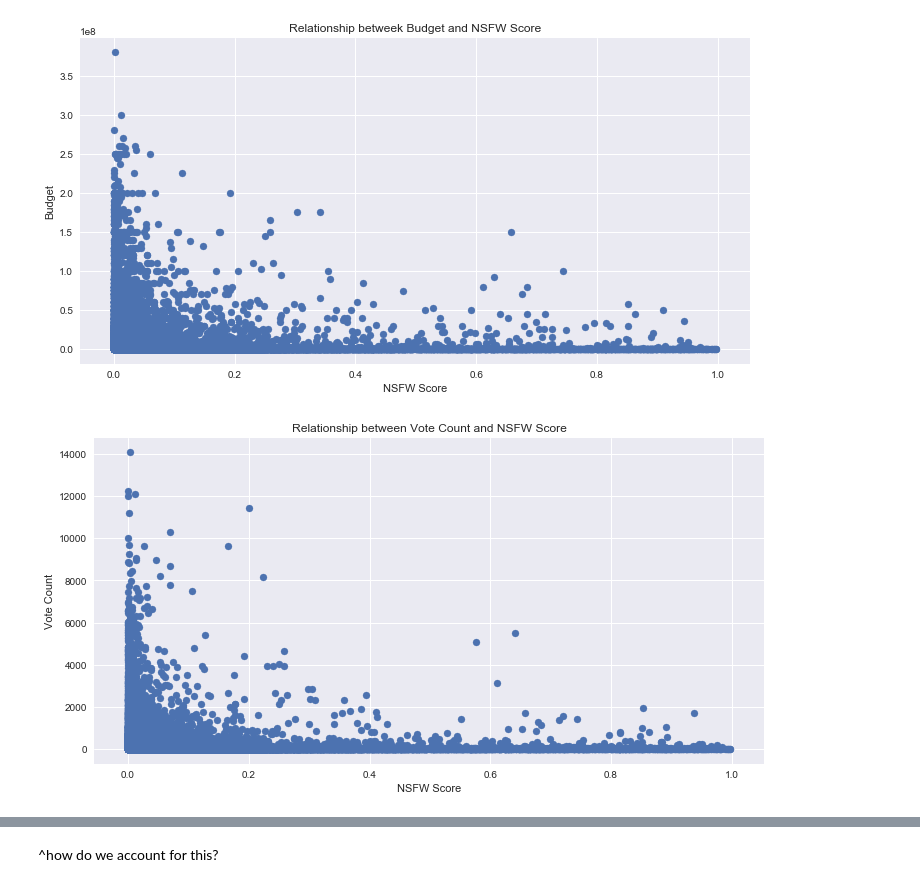
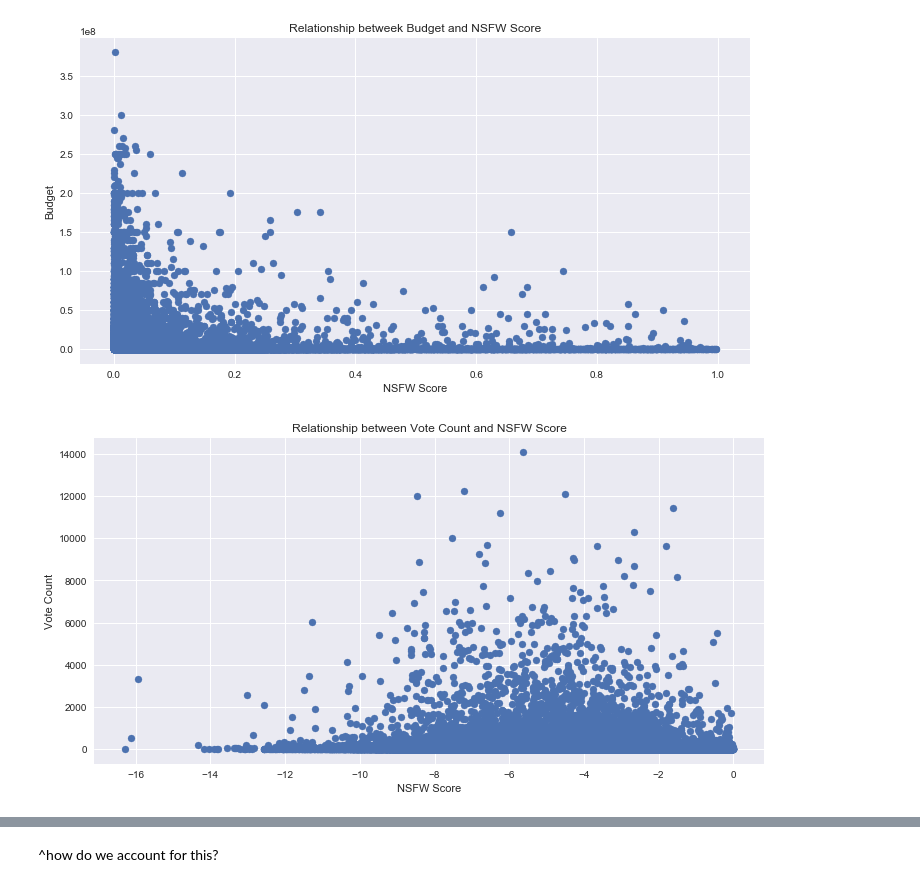
Before and after one commit to aravindsrinivasan/movie-ranking-recommendation-system, a Jupyter notebook: notebooks/nsfw_score-analysis.ipynb, the cells around one changed output, grey strips where cells are left out. Cells and saved outputs as stored; diff of their text form; code cells hidden in the pictures.

```diff
--- a/notebooks/nsfw_score-analysis.ipynb
+++ b/notebooks/nsfw_score-analysis.ipynb
@@ -122,11 +124,11 @@ plt.show()
 # %% [output]
 [figure]
 # %%
-plt.scatter(df['nsfw_score'], df['vote_count'])
+plt.scatter(np.log(movie_data['nsfw_score']), movie_data['vote_count'])
 plt.title('Relationship between Vote Count and NSFW Score')
 plt.xlabel('NSFW Score')
 plt.ylabel('Vote Count')
 plt.show()
 # %% [output]
-[figure, old version]
+[figure, new version]
 # %%
```
Also changed, not shown: parts of 5 cells of this notebook.
